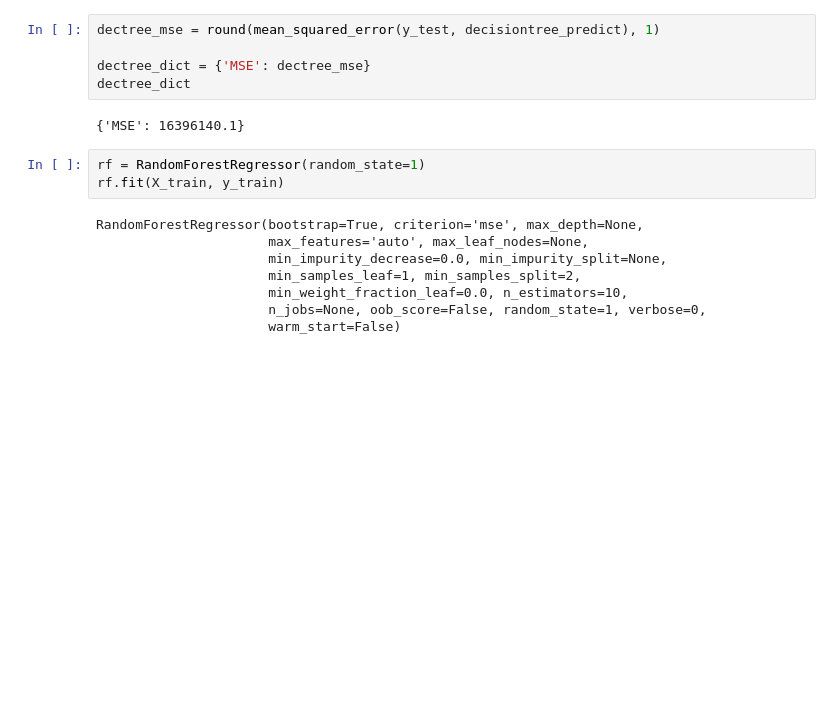
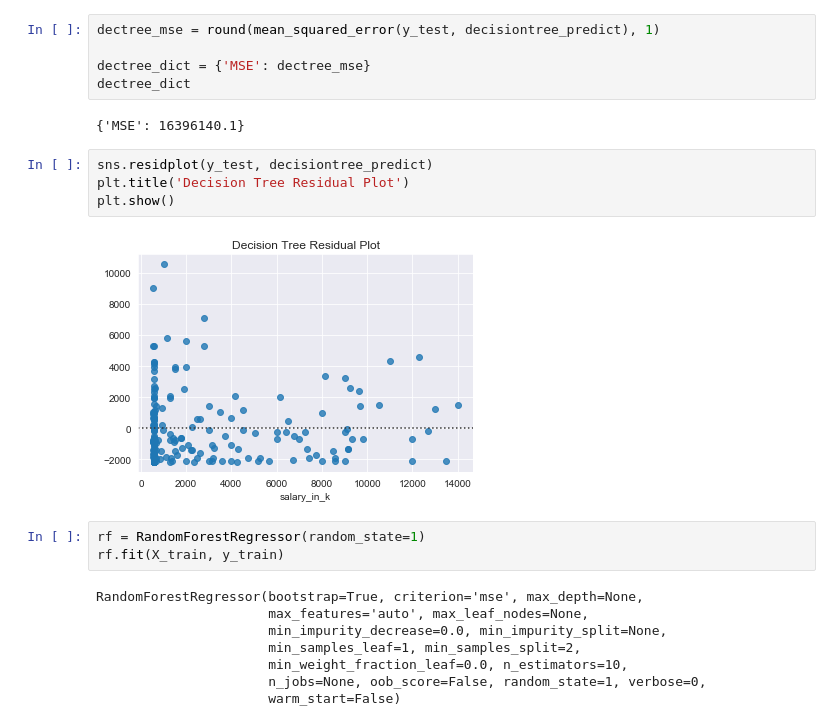
Before and after one commit to mcerow/baseball_salaries, a Jupyter notebook: blog_4.ipynb, the cells around one changed output. Cells and saved outputs as stored; diff of their text form; blank space fills up the shorter version.

Commit message:
added residual plots

```diff
--- a/blog_4.ipynb
+++ b/blog_4.ipynb
@@ -374,6 +374,12 @@ dectree_dict = {'MSE': dectree_mse}
 dectree_dict
 # %% [output]
 {'MSE': 16396140.1}
+# %%
+sns.residplot(y_test, decisiontree_predict)
+plt.title('Decision Tree Residual Plot')
+plt.show()
+# %% [output]
+[figure, added]
 # %%
 rf = RandomForestRegressor(random_state=1)
 rf.fit(X_train, y_train)
```
Also changed, not shown: parts of 8 cells of this notebook.
